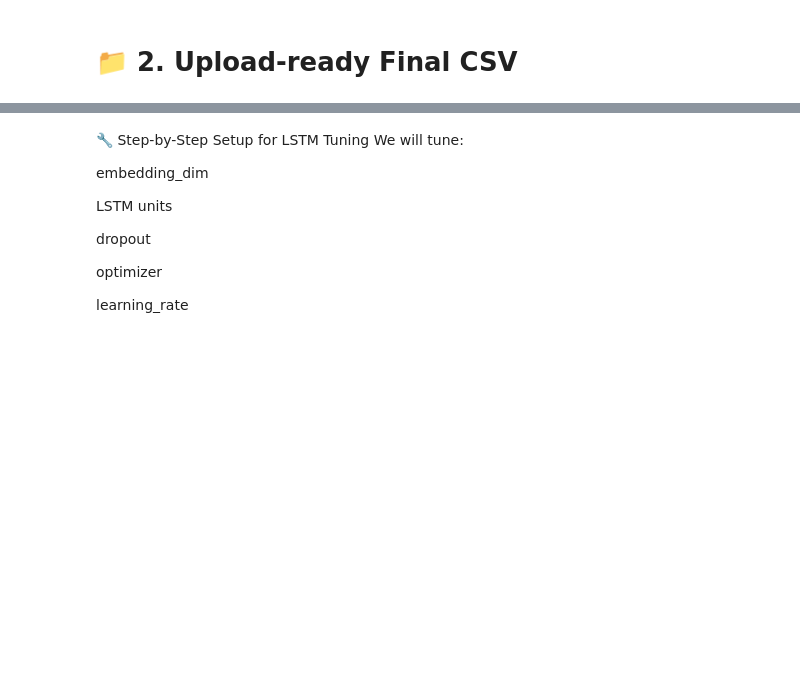
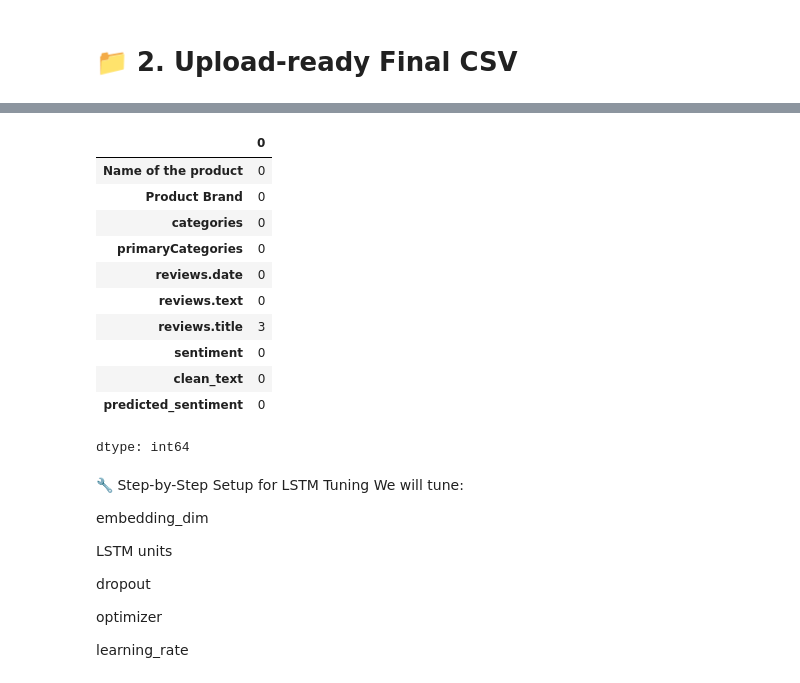
Before and after one commit to Priyankaverma2024/Capstone-project-2_sentiment_analysis, a Jupyter notebook: sentiment_analysis.ipynb, the cells around one changed output, grey strips where cells are left out. Saved outputs shown, nothing was run; the diff lists cells and outputs as text; code cells hidden in the pictures; blank space fills up the shorter version.

```diff
--- a/sentiment_analysis.ipynb
+++ b/sentiment_analysis.ipynb
@@ -805,6 +806,21 @@ output_df.head()
 | 2 | All-New Fire HD 8 Tablet, 8" HD D... | Amazon | Electronics,iPad & Tablets,All Ta... | Electronics | 2017-01-02T00:00:00.000Z | Great value from Best Buy. Bought... | ... |
 | 3 | Brand New Amazon Kindle Fire 16gb... | Amazon | Computers/Tablets & Networking,Ta... | Electronics | 2017-03-25T00:00:00.000Z | I use mine for email, Facebook ,g... | ... |
 | 4 | Amazon Echo Show Alexa-enabled Bl... | Amazon | Computers,Amazon Echo,Virtual Ass... | Electronics,Hardware | 2017-11-15T00:00:00.000Z | This is a fantastic item & the pe... | ... |
+# %%
+output_df.isnull().sum()
+# %% [output]
+|  | 0 |
+| Name of the product | 0 |
+| Product Brand | 0 |
+| categories | 0 |
+| primaryCategories | 0 |
+| reviews.date | 0 |
+| reviews.text | 0 |
+| reviews.title | 3 |
+| sentiment | 0 |
+| clean_text | 0 |
+| predicted_sentiment | 0 |
+dtype: int64
 # %% [markdown]
 🔧 Step-by-Step Setup for LSTM Tuning
 We will tune:
```
Also changed, not shown: parts of 13 cells of this notebook.
